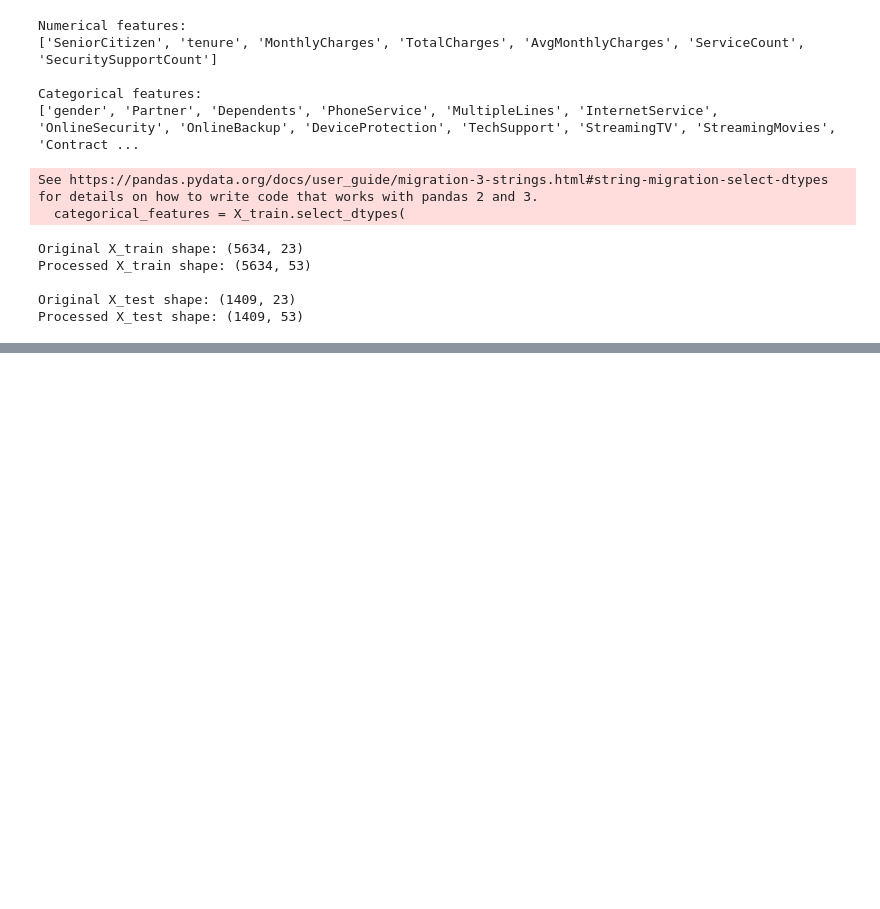
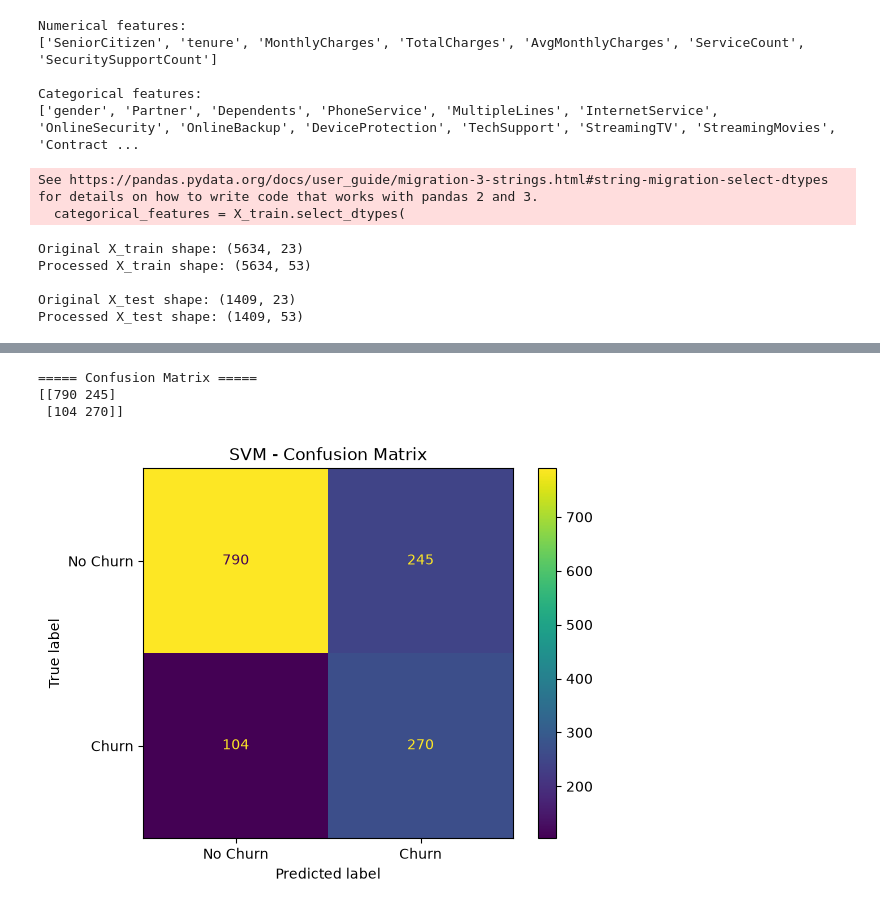
Before and after one commit to abhasj05204/Customer-Churn-Prediction, a Jupyter notebook: notebooks/EDA.ipynb, the cells around one changed output, grey strips where cells are left out. Saved outputs shown, nothing was run; the diff lists cells and outputs as text; code cells hidden in the pictures; blank space fills up the shorter version.

```diff
--- a/notebooks/EDA.ipynb
+++ b/notebooks/EDA.ipynb
@@ -1055,0 +1372,7 @@ Processed X_test shape: (1409, 53)
+# %%
+# 2. Train the model
+
+svm_model.fit(
+    X_train_smote,
+    y_train_smote
+)
@@ -1055,0 +1381,12 @@ Processed X_test shape: (1409, 53)
+# %%
+# 3. Make predictions on test data
+
+y_pred_svm = svm_model.predict(
+    X_test_processed
+)
+
+# Probability of Churn
+
+y_prob_svm = svm_model.predict_proba(
+    X_test_processed
+)[:, 1]
@@ -1055,0 +1459,26 @@ Processed X_test shape: (1409, 53)
+# %%
+# 7. Confusion Matrix
+
+cm_svm = confusion_matrix(
+    y_test,
+    y_pred_svm
+)
+
+print("===== Confusion Matrix =====")
+print(cm_svm)
+# %% [output]
+===== Confusion Matrix =====
+[[790 245]
+ [104 270]]
+# %%
+# 8. Visualize Confusion Matrix
+
+ConfusionMatrixDisplay(
+    confusion_matrix=cm_svm,
+    display_labels=["No Churn", "Churn"]
+).plot()
+
+plt.title("SVM - Confusion Matrix")
+plt.show()
+# %% [output]
+[figure, added]
```
Also changed, not shown: parts of 38 cells of this notebook.
